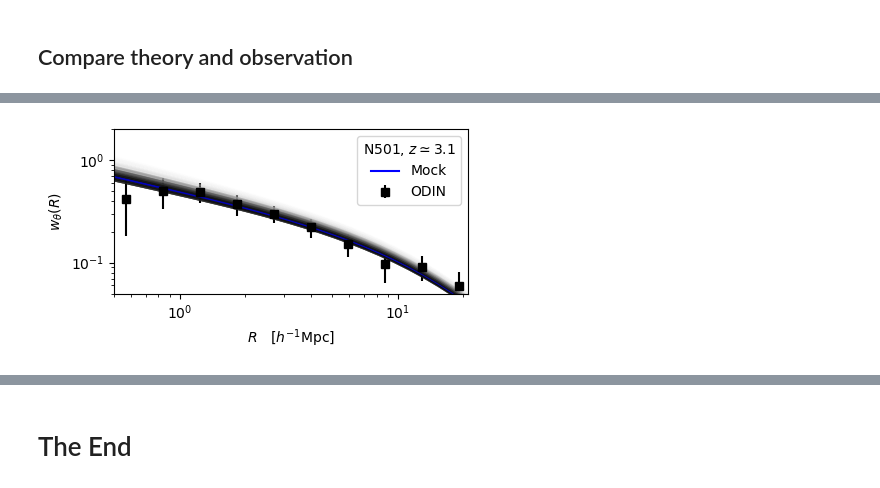
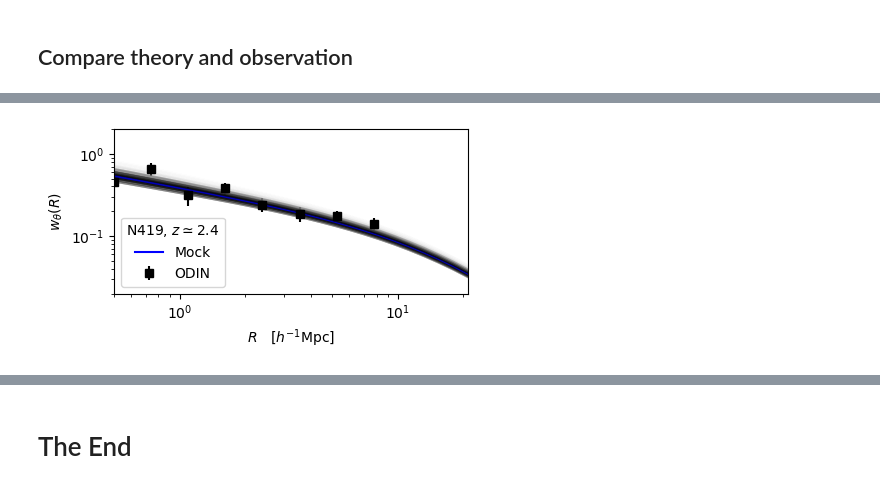
Before and after one commit to martinjameswhite/AnalyzeLAE, a Jupyter notebook: odin/CheckData_N419.ipynb, the cells around one changed output, grey strips where cells are left out. Cells and saved outputs as stored; diff of their text form; code cells hidden in the pictures.

```diff
--- a/odin/CheckData_N419.ipynb
+++ b/odin/CheckData_N419.ipynb
@@ -192,12 +199,13 @@ def compute_r0_from_wR(R,wp,rfid=5.0,gam=1.8):
 # %%
 # Theory.
 thyfn = "lae_n501_c000_ph100_s.json"
+thyfn = "lae_n419_c000_ph100_s.json"
 #thyfn = "lae_n501_c000_ph300_s.json"
 #thyfn = "lae_n501_c000_ph310_s.json"
 ximod = NbodyCorrelationFunctions("../mocks/"+thyfn)
 thy   = ThinShellWR(ximod,chi0,"lae_"+fname+"_sfn.txt")
 Nmock = len(ximod.mod['mocks'])
-ihod  = 41
+ihod  = 55
 # %%
 # Compare our projected clustering to the power-law
 # fits from Khostovan+19.
@@ -209,11 +217,11 @@ print(wp)
 #
 # Table 2 of Khostovan+19: https://arxiv.org/pdf/1811.00556.pdf
 # IA427: z=2.51 \pm 0.08
-# gam,r0,dr0 = 1.80,4.13,0.42 # Mpc/h.
+gam,r0,dr0 = 1.80,4.13,0.42 # Mpc/h.
 # IA484: z=2.99 \pm 0.09
 # gam,r0,dr0 = 1.80,3.85,0.45 # Mpc/h.
 # IA505: z=3.17 \pm 0.09
-gam,r0,dr0 = 1.80,3.62,0.52 # Mpc/h.
+# gam,r0,dr0 = 1.80,3.62,0.52 # Mpc/h.
 # IA679: z=4.58 \pm 0.14
 # gam,r0,dr0 = 1.80,10.81,1.75 # Mpc/h.
 # Compute wp(R) as:
@@ -268,3 +276,9 @@ Sampling fraction  0.0218
+# %%
+rval,wx = rval[:-2],wx[:-2]
+Ndof    = rval.size
+cov     = cov[:-2,:-2]
+err     = np.sqrt(np.diag(cov))
+cinv    = np.linalg.inv(cov)
 # %% [markdown]
 ## Write a summary file
 # %%
@@ -339,7 +353,7 @@ for ihod in range(Nmock):
     clst.append(chi2)
     rlst.append(r0)
     #
-    if chi2<chi2dist.ppf(0.90,Ndof):
+    if chi2<chi2dist.ppf(0.999,Ndof):
         outstr = "{:3d} {:6.2f} {:6.2f}".format(ihod,chi2,r0)
         for x in mm['hod']:
             outstr += " {:6.2f}".format(x)
@@ -384,31 +398,31 @@ r0=3.06 +/- 0.22
 # %%
 # Look at the models, color-coded by goodness-of-fit.
 fig,ax = plt.subplots(1,1,figsize=(4.5,2.5))
 #
 ax.errorbar(rval,wx,yerr=err,fmt='s',color='k',label=r'ODIN')
 #
 for ihod in range(Nmock):
     wofR = thy(Rs,ihod)
     alpha= np.exp(-0.5*(clst[ihod]-clst[minhod]))
     if ihod==minhod:
         ax.plot(Rs,wofR,'b-',label=r'Mock')
     else:
         ax.plot(Rs,wofR,'-',color=str(1-alpha),alpha=0.3*alpha)
 #
-ax.legend(title='N501, $z\simeq 3.1$')
+ax.legend(title=filter_name+', $z\simeq {:.1f}$'.format((zrange[0]+zrange[1])/2.))
 #
 ax.set_xscale('log')
 ax.set_yscale('log')
 ax.set_xlim(0.50,21)
-ax.set_ylim(0.05, 2)
+ax.set_ylim(0.02, 2)
 ax.set_xlabel(r'$R\quad [h^{-1}{\rm Mpc}]$')
 ax.set_ylabel(r'$w_\theta(R)$')
 #
 plt.tight_layout()
 ##plt.savefig('odin_p{:d}_'.format(selection)+fname+'_wR.png')
 ##plt.savefig('odin_p{:d}_'.format(selection)+fname+'_wR.pdf')
 # %% [output]
-[figure, old version]
+[figure, new version]
 # %%
 # Plot the HODs, shaded by goodness-of-fit.
 fig,ax = plt.subplots(1,1,figsize=(4.5,2.5))
```
Also changed, not shown: parts of 15 cells of this notebook.
